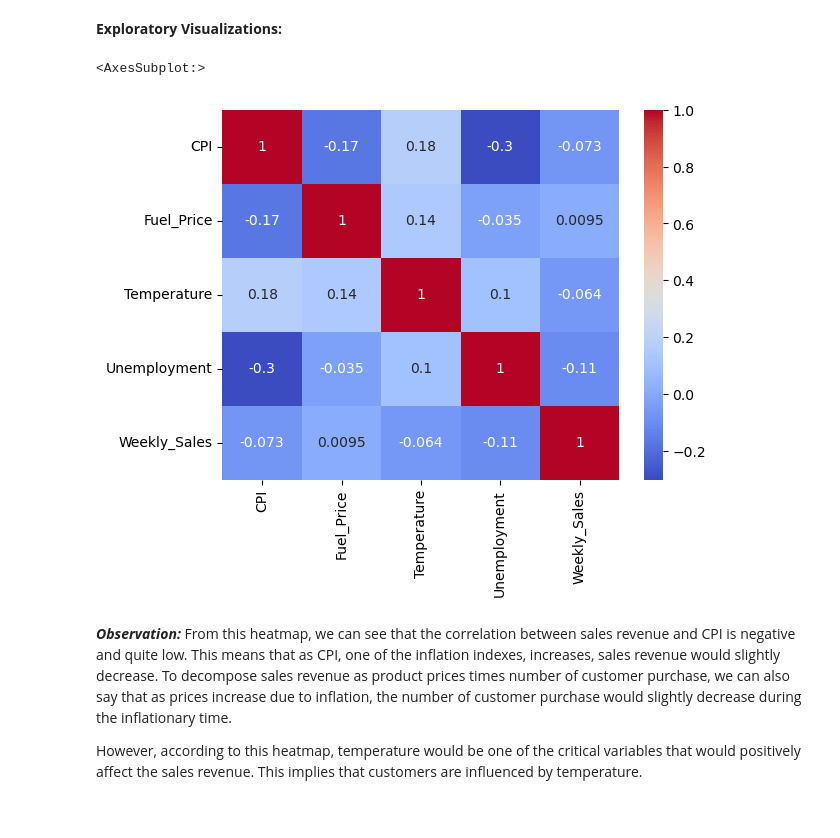
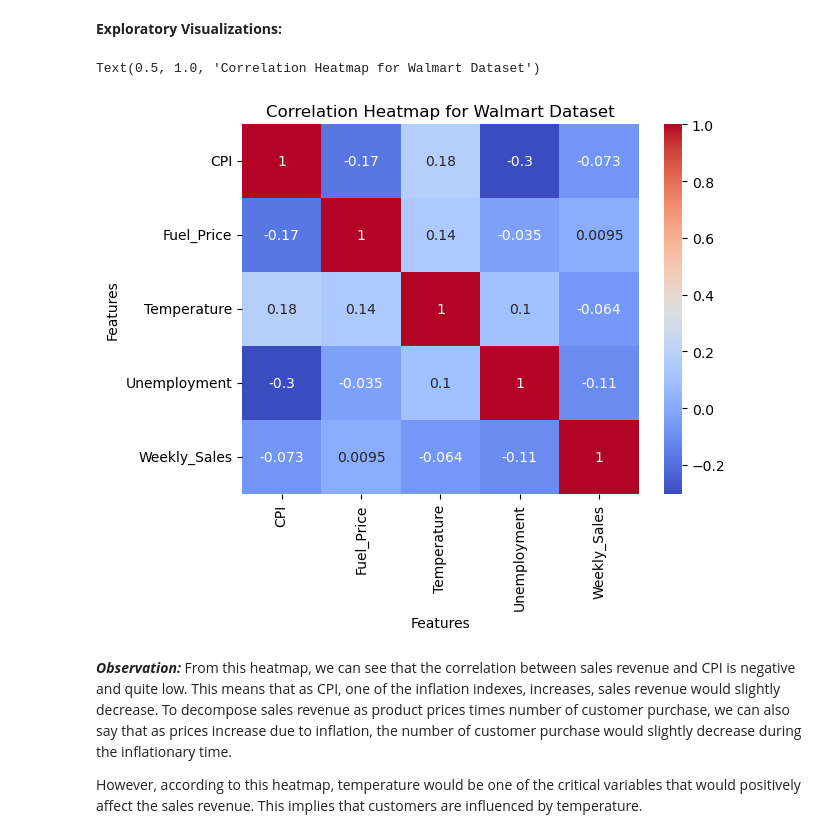
Before and after one commit to ubco-W2022T2-data301/project-group-group36, a Jupyter notebook: analysis/analysis3.ipynb, the cells around one changed output. Saved outputs shown, nothing was run; the diff lists cells and outputs as text; code cells hidden in the pictures.

```diff
--- a/analysis/analysis3.ipynb
+++ b/analysis/analysis3.ipynb
@@ -113,12 +113,15 @@ FHdf_cleaned.head(10)
 # %%
 FHdf=pd.read_csv('../data/raw/Walmart.csv')
 
 cols = ["CPI","Fuel_Price","Temperature", "Unemployment", "Weekly_Sales"]
 corr_matrix=FHdf[cols].corr()
 sns.heatmap(corr_matrix,annot=True,cmap="coolwarm")
+plt.xlabel('Features')
+plt.ylabel('Features')
+plt.title('Correlation Heatmap for Walmart Dataset')
 # %% [output]
-<AxesSubplot:>
+Text(0.5, 1.0, 'Correlation Heatmap for Walmart Dataset')
-[figure, old version]
+[figure, new version]
 # %% [markdown]
 ***Observation:***
 From this heatmap, we can see that the correlation between sales revenue and CPI is negative and quite low. This means that as CPI, one of the inflation indexes, increases, sales revenue would slightly decrease. To decompose sales revenue as product prices times number of customer purchase, we can also say that as prices increase due to inflation, the number of customer purchase would slightly decrease during the inflationary time.
```
Also changed, not shown: parts of 20 cells of this notebook, 1 other file.
